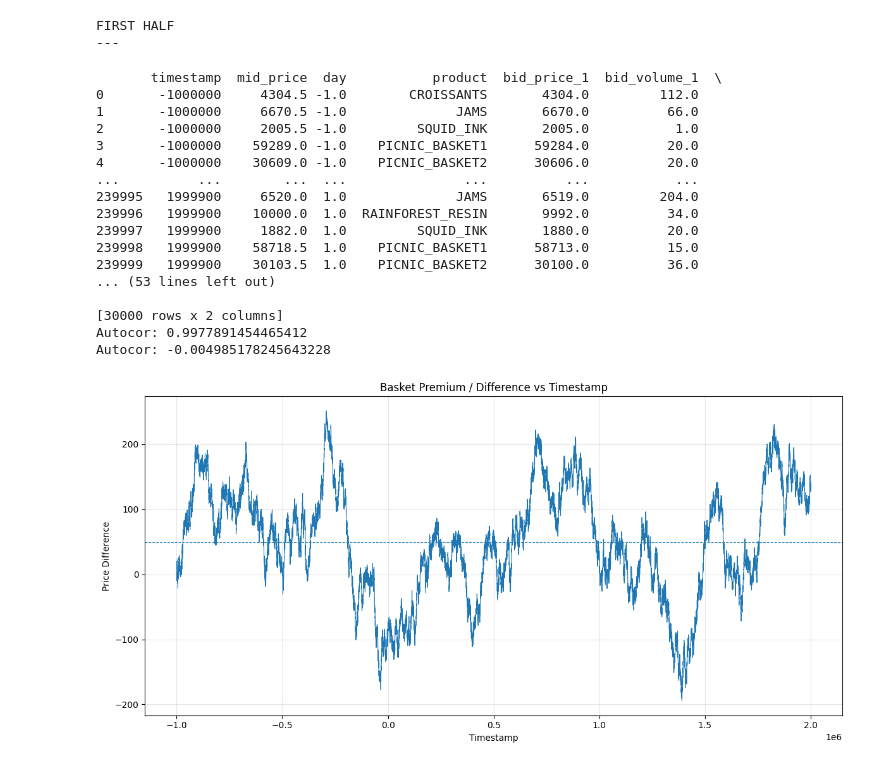
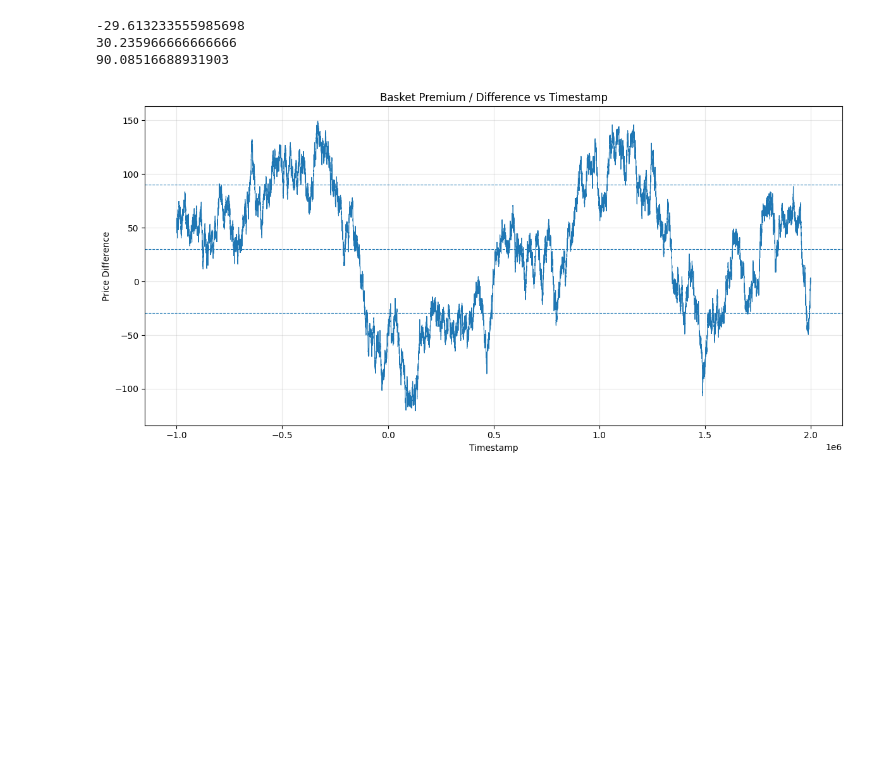
Before and after one commit to ishaanthenerd/IMC-Prosperity-4, a Jupyter notebook: p3_exploration/R2.ipynb, the cells around one changed output. Cells and saved outputs as stored; diff of their text form; code cells hidden in the pictures; blank space fills up the shorter version.

```diff
--- a/p3_exploration/R2.ipynb
+++ b/p3_exploration/R2.ipynb
@@ -152,26 +85,0 @@ Autocor: -0.022183913775050787
-# %%
-print("TESTING FIRST + SECOND")
-print("---")
-for day in range(-1, 2):
-    file_path = "r2_d" + str(day) + ".csv"
-    df = pd.read_csv(file_path, sep=";")
-
-    side1_products = ["PICNIC_BASKET1"]
-    side1_scalars = [1]
-    side2_products = ["PICNIC_BASKET2", "CROISSANTS", "JAMS", "DJEMBES"]
-    side2_scalars = [1, 2, 1, 1]
-
-    diff_series = get_difference(
-        file_path,
-        side1_products,
-        side1_scalars,
-        side2_products,
-        side2_scalars
-    )
-    diff_series["shifted_price"] = diff_series["mid_price"].shift(-1)
-    diff_series["shifted_diff"] = (diff_series["mid_price"].shift(-1) - diff_series["mid_price"])
-    # print(diff_series)
-
-    print("Autocor:", auto_correlation(diff_series, "mid_price", "shifted_price", 100))
-    print("Autocor:", auto_correlation(diff_series, "mid_price", "shifted_diff", 100))
-    plot_difference(diff_series)
@@ -187,7 +86,4 @@ Autocor: -0.0032389031012209054
 # %%
-print("FIRST HALF")
-print("---")
-
 full_df = pd.DataFrame(columns=["timestamp", "mid_price"])
 first_day = -1
 
@@ -198,17 +94,17 @@ for day in range(first_day, first_day + 3):
     df["timestamp"] = df["timestamp"] + 1000000 * day
     full_df = pd.concat([full_df, df])
 
-print(full_df)
+# print(full_df)
 
 '''
 PARAMETERS
 '''
 
 df = full_df # for method below, since it uses df
-side1_products = ["PICNIC_BASKET1"]
+side1_products = ["PICNIC_BASKET2"]
 side1_scalars = [1]
-side2_products = ["CROISSANTS", "JAMS", "DJEMBES"]
-side2_scalars = [6, 3, 1]
+side2_products = ["CROISSANTS", "JAMS"]
+side2_scalars = [4, 2]
 
 '''
 START OF METHOD
@@ -228,53 +124,39 @@ pivot = df.pivot_table(
     aggfunc="last",
 ).sort_index()
 
 # Compute weighted sums for each side
 side1_value = pd.Series(0.0, index=pivot.index)
 for product, scalar in zip(side1_products, side1_scalars):
     if product not in pivot.columns:
         raise KeyError(f"Product '{product}' not found in market file")
     side1_value = side1_value + pivot[product].fillna(0) * scalar
 
 side2_value = pd.Series(0.0, index=pivot.index)
 for product, scalar in zip(side2_products, side2_scalars):
     if product not in pivot.columns:
         raise KeyError(f"Product '{product}' not found in market file")
     side2_value = side2_value + pivot[product].fillna(0) * scalar
 
 difference = side1_value - side2_value
 difference_df = difference.reset_index()
 difference_df.columns = ["timestamp", "mid_price"]
-print(difference_df)
+# print(difference_df)
 
 '''
 END OF METHOD
 '''
 
 difference_df["shifted_price"] = difference_df["mid_price"].shift(-1)
 difference_df["shifted_diff"] = (difference_df["mid_price"].shift(-1) - difference_df["mid_price"])
 # print(difference_df)
 
-print("Autocor:", auto_correlation(difference_df, "mid_price", "shifted_price", 100))
-print("Autocor:", auto_correlation(difference_df, "mid_price", "shifted_diff", 100))
+# this is bs.
+acs = [auto_correlation(difference_df, "mid_price", "shifted_diff", i) for i in range(100, 5100, 100)]
+acs = np.array(acs)
+# print(acs.mean())
 plot_difference(difference_df)
 # %% [output]
-FIRST HALF
----
+-29.613233555985698
+30.235966666666666
+90.08516688931903
-       timestamp  mid_price  day           product  bid_price_1  bid_volume_1  \
-0       -1000000     4304.5 -1.0        CROISSANTS       4304.0         112.0
-1       -1000000     6670.5 -1.0              JAMS       6670.0          66.0
-2       -1000000     2005.5 -1.0         SQUID_INK       2005.0           1.0
-3       -1000000    59289.0 -1.0    PICNIC_BASKET1      59284.0          20.0
-4       -1000000    30609.0 -1.0    PICNIC_BASKET2      30606.0          20.0
-...          ...        ...  ...               ...          ...           ...
-239995   1999900     6520.0  1.0              JAMS       6519.0         204.0
-239996   1999900    10000.0  1.0  RAINFOREST_RESIN       9992.0          34.0
-239997   1999900     1882.0  1.0         SQUID_INK       1880.0          20.0
-239998   1999900    58718.5  1.0    PICNIC_BASKET1      58713.0          15.0
-239999   1999900    30103.5  1.0    PICNIC_BASKET2      30100.0          36.0
-... (53 lines left out)
-
-[30000 rows x 2 columns]
-Autocor: 0.9977891454465412
-Autocor: -0.004985178245643228
-[figure, old version]
+[figure, new version]
```
Also changed, not shown: parts of 5 cells of this notebook, 4 other files.
